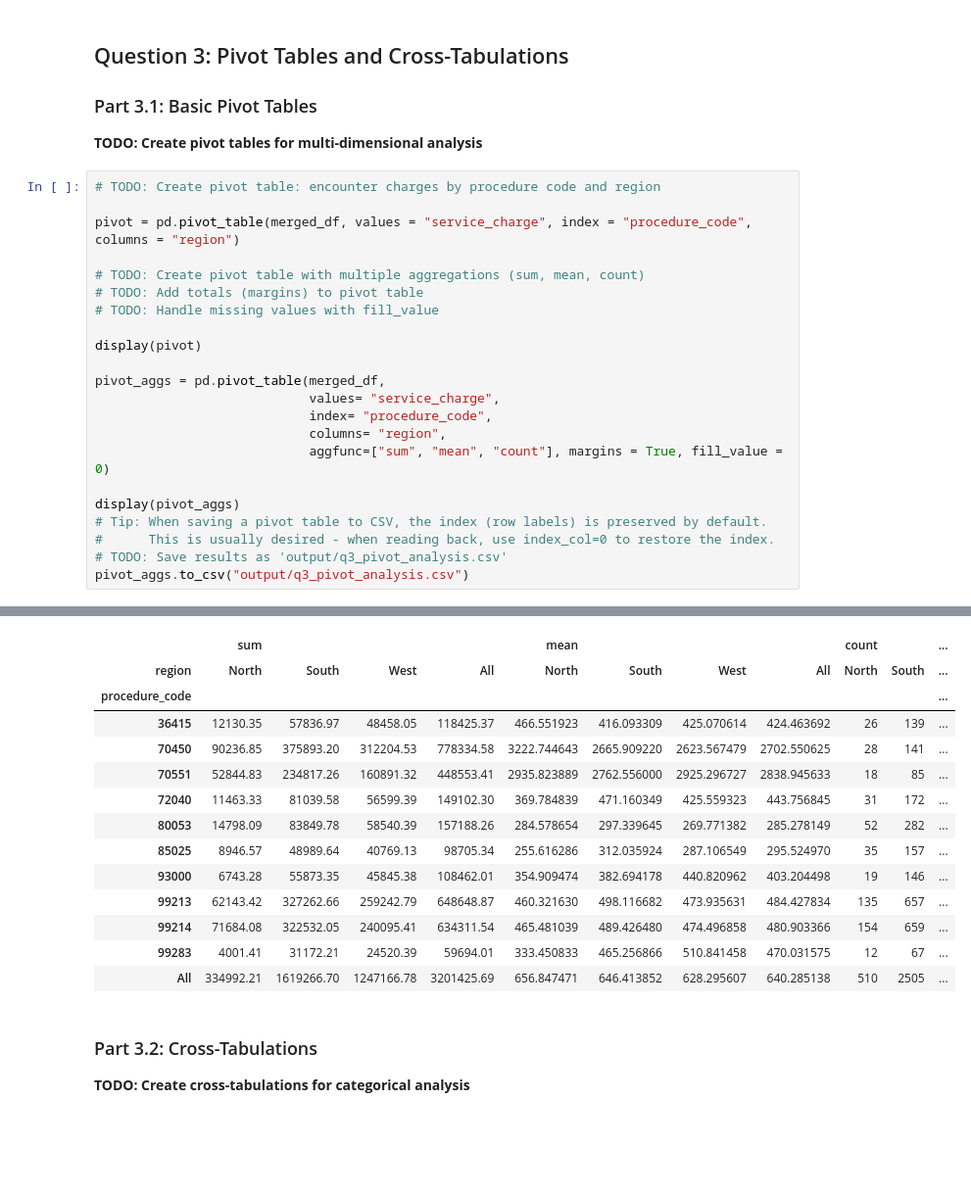
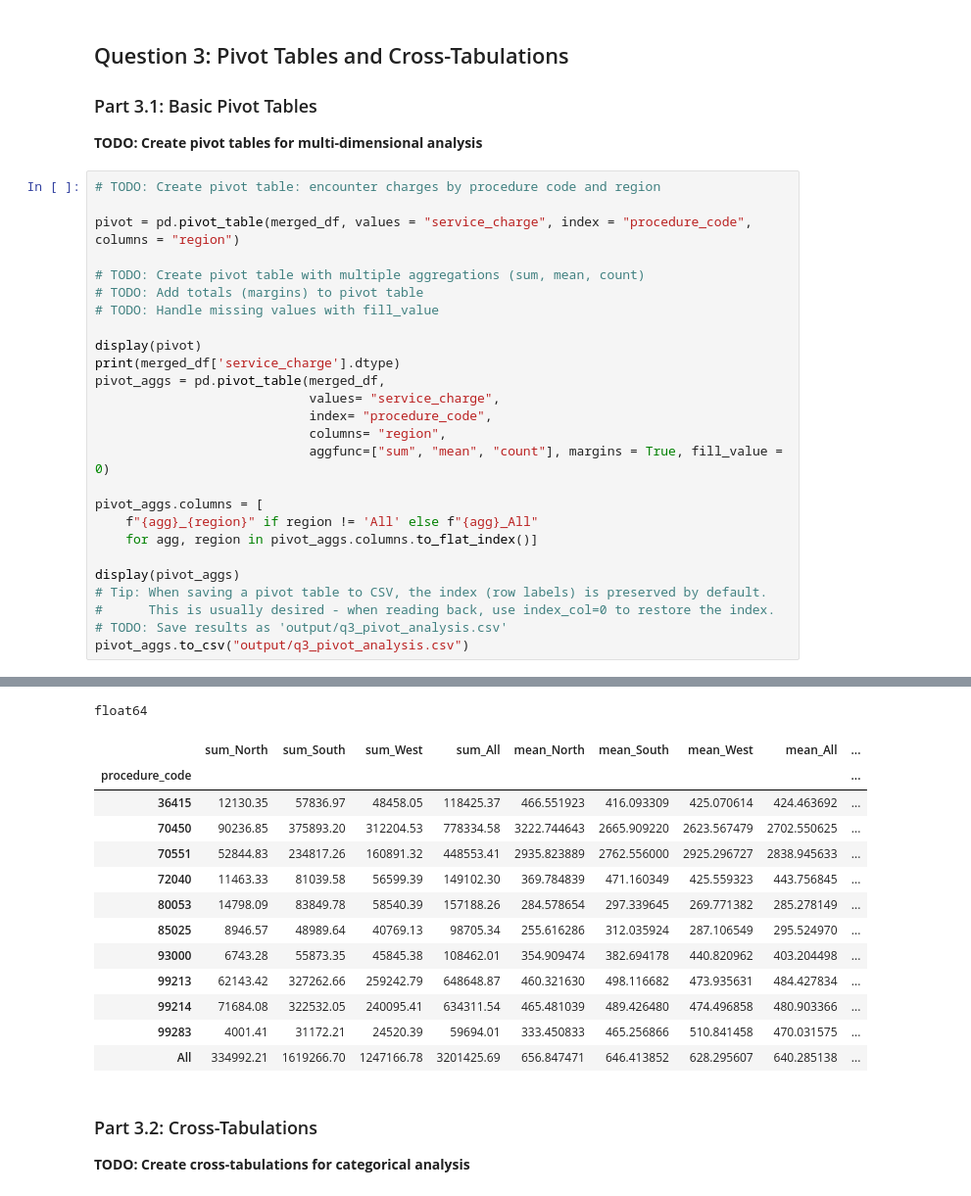
Before and after one commit to UCSF-DataSci/ds217-08-group-filter-and-flow-echang14, a Jupyter notebook: assignment.ipynb, the cells around one changed output, grey strips where cells are left out. Shown: that part at 98% size. Saved outputs shown, nothing was run; the diff lists cells and outputs as text; blank space fills up the shorter version.

Commit message:
fix pivot table

```diff
--- a/assignment.ipynb
+++ b/assignment.ipynb
@@ -321,48 +321,52 @@ pivot = pd.pivot_table(merged_df, values = "service_charge", index = "procedure_
 
 # TODO: Create pivot table with multiple aggregations (sum, mean, count)
 # TODO: Add totals (margins) to pivot table
 # TODO: Handle missing values with fill_value
 
 display(pivot)
-
+print(merged_df['service_charge'].dtype)
 pivot_aggs = pd.pivot_table(merged_df,
                             values= "service_charge",
                             index= "procedure_code",
                             columns= "region",
                             aggfunc=["sum", "mean", "count"], margins = True, fill_value = 0)
 
+pivot_aggs.columns = [
+    f"{agg}_{region}" if region != 'All' else f"{agg}_All"
+    for agg, region in pivot_aggs.columns.to_flat_index()]
+
 display(pivot_aggs)
 # Tip: When saving a pivot table to CSV, the index (row labels) is preserved by default.
 #      This is usually desired - when reading back, use index_col=0 to restore the index.
 # TODO: Save results as 'output/q3_pivot_analysis.csv'
 pivot_aggs.to_csv("output/q3_pivot_analysis.csv")
 # %% [output]
 | region | North | South | West |
 | procedure_code |  |  |  |
 | 36415 | 466.551923 | 416.093309 | 425.070614 |
 | 70450 | 3222.744643 | 2665.909220 | 2623.567479 |
 | 70551 | 2935.823889 | 2762.556000 | 2925.296727 |
 | 72040 | 369.784839 | 471.160349 | 425.559323 |
 | 80053 | 284.578654 | 297.339645 | 269.771382 |
 | 85025 | 255.616286 | 312.035924 | 287.106549 |
 | 93000 | 354.909474 | 382.694178 | 440.820962 |
 | 99213 | 460.321630 | 498.116682 | 473.935631 |
 | 99214 | 465.481039 | 489.426480 | 474.496858 |
 | 99283 | 333.450833 | 465.256866 | 510.841458 |
+float64
-|  | sum |  |  |  | mean |  |  |  | count |  | ... |
-| region | North | South | West | All | North | South | West | All | North | South | ... |
-| procedure_code |  |  |  |  |  |  |  |  |  |  | ... |
-| 36415 | 12130.35 | 57836.97 | 48458.05 | 118425.37 | 466.551923 | 416.093309 | 425.070614 | 424.463692 | 26 | 139 | ... |
-| 70450 | 90236.85 | 375893.20 | 312204.53 | 778334.58 | 3222.744643 | 2665.909220 | 2623.567479 | 2702.550625 | 28 | 141 | ... |
-| 70551 | 52844.83 | 234817.26 | 160891.32 | 448553.41 | 2935.823889 | 2762.556000 | 2925.296727 | 2838.945633 | 18 | 85 | ... |
-| 72040 | 11463.33 | 81039.58 | 56599.39 | 149102.30 | 369.784839 | 471.160349 | 425.559323 | 443.756845 | 31 | 172 | ... |
-| 80053 | 14798.09 | 83849.78 | 58540.39 | 157188.26 | 284.578654 | 297.339645 | 269.771382 | 285.278149 | 52 | 282 | ... |
-| 85025 | 8946.57 | 48989.64 | 40769.13 | 98705.34 | 255.616286 | 312.035924 | 287.106549 | 295.524970 | 35 | 157 | ... |
-| 93000 | 6743.28 | 55873.35 | 45845.38 | 108462.01 | 354.909474 | 382.694178 | 440.820962 | 403.204498 | 19 | 146 | ... |
-| 99213 | 62143.42 | 327262.66 | 259242.79 | 648648.87 | 460.321630 | 498.116682 | 473.935631 | 484.427834 | 135 | 657 | ... |
-| 99214 | 71684.08 | 322532.05 | 240095.41 | 634311.54 | 465.481039 | 489.426480 | 474.496858 | 480.903366 | 154 | 659 | ... |
-| 99283 | 4001.41 | 31172.21 | 24520.39 | 59694.01 | 333.450833 | 465.256866 | 510.841458 | 470.031575 | 12 | 67 | ... |
-| All | 334992.21 | 1619266.70 | 1247166.78 | 3201425.69 | 656.847471 | 646.413852 | 628.295607 | 640.285138 | 510 | 2505 | ... |
+|  | sum_North | sum_South | sum_West | sum_All | mean_North | mean_South | mean_West | mean_All | ... |
+| procedure_code |  |  |  |  |  |  |  |  | ... |
+| 36415 | 12130.35 | 57836.97 | 48458.05 | 118425.37 | 466.551923 | 416.093309 | 425.070614 | 424.463692 | ... |
+| 70450 | 90236.85 | 375893.20 | 312204.53 | 778334.58 | 3222.744643 | 2665.909220 | 2623.567479 | 2702.550625 | ... |
+| 70551 | 52844.83 | 234817.26 | 160891.32 | 448553.41 | 2935.823889 | 2762.556000 | 2925.296727 | 2838.945633 | ... |
+| 72040 | 11463.33 | 81039.58 | 56599.39 | 149102.30 | 369.784839 | 471.160349 | 425.559323 | 443.756845 | ... |
+| 80053 | 14798.09 | 83849.78 | 58540.39 | 157188.26 | 284.578654 | 297.339645 | 269.771382 | 285.278149 | ... |
+| 85025 | 8946.57 | 48989.64 | 40769.13 | 98705.34 | 255.616286 | 312.035924 | 287.106549 | 295.524970 | ... |
+| 93000 | 6743.28 | 55873.35 | 45845.38 | 108462.01 | 354.909474 | 382.694178 | 440.820962 | 403.204498 | ... |
+| 99213 | 62143.42 | 327262.66 | 259242.79 | 648648.87 | 460.321630 | 498.116682 | 473.935631 | 484.427834 | ... |
+| 99214 | 71684.08 | 322532.05 | 240095.41 | 634311.54 | 465.481039 | 489.426480 | 474.496858 | 480.903366 | ... |
+| 99283 | 4001.41 | 31172.21 | 24520.39 | 59694.01 | 333.450833 | 465.256866 | 510.841458 | 470.031575 | ... |
+| All | 334992.21 | 1619266.70 | 1247166.78 | 3201425.69 | 656.847471 | 646.413852 | 628.295607 | 640.285138 | ... |
 # %% [markdown]
 ### Part 3.2: Cross-Tabulations
 
```
